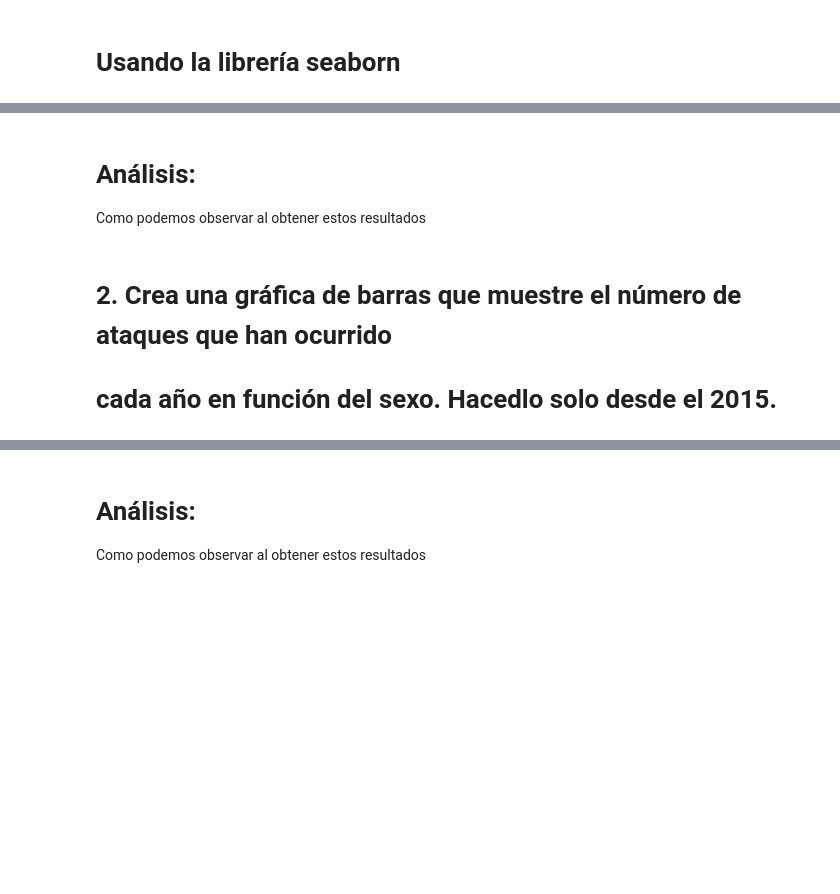
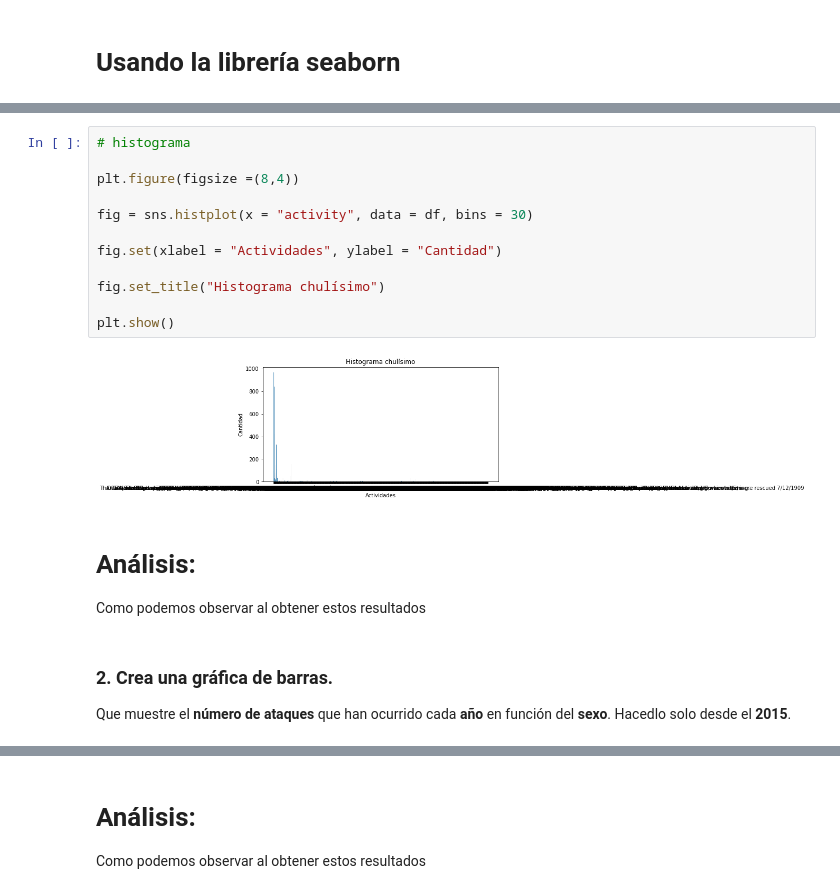
Before and after one commit to Adalab/DA-promoC-modulo-02-Marina-Lourdes-Ana, a Jupyter notebook: Visualizacion/03-Visualizacion_3.ipynb, the cells around one changed output, grey strips where cells are left out. Cells and saved outputs as stored; diff of their text form; blank space fills up the shorter version.

```diff
--- a/Visualizacion/03-Visualizacion_3.ipynb
+++ b/Visualizacion/03-Visualizacion_3.ipynb
@@ -34,6 +81,20 @@ Os podrá salir una gráfica un poco fea, no os preocupeis, es lo que esperamos.
+# %%
+# histograma
+
+plt.figure(figsize =(8,4))
+
+fig = sns.histplot(x = "activity", data = df, bins = 30)
+
+fig.set(xlabel = "Actividades", ylabel = "Cantidad")
+
+fig.set_title("Histograma chulísimo")
+
+plt.show()
+# %% [output]
+[figure, added]
 # %% [markdown]
 # **Análisis**:
 Como podemos observar al obtener estos resultados
 # %% [markdown]
-# 2. Crea una gráfica de barras que muestre el **número de ataques** que han ocurrido
-# cada **año** en función del **sexo**. Hacedlo solo desde el **2015**.
+### 2. Crea una gráfica de barras.
+Que muestre el **número de ataques** que han ocurrido cada **año** en función del **sexo**. Hacedlo solo desde el **2015**.
```
Also changed, not shown: parts of 7 cells of this notebook.
